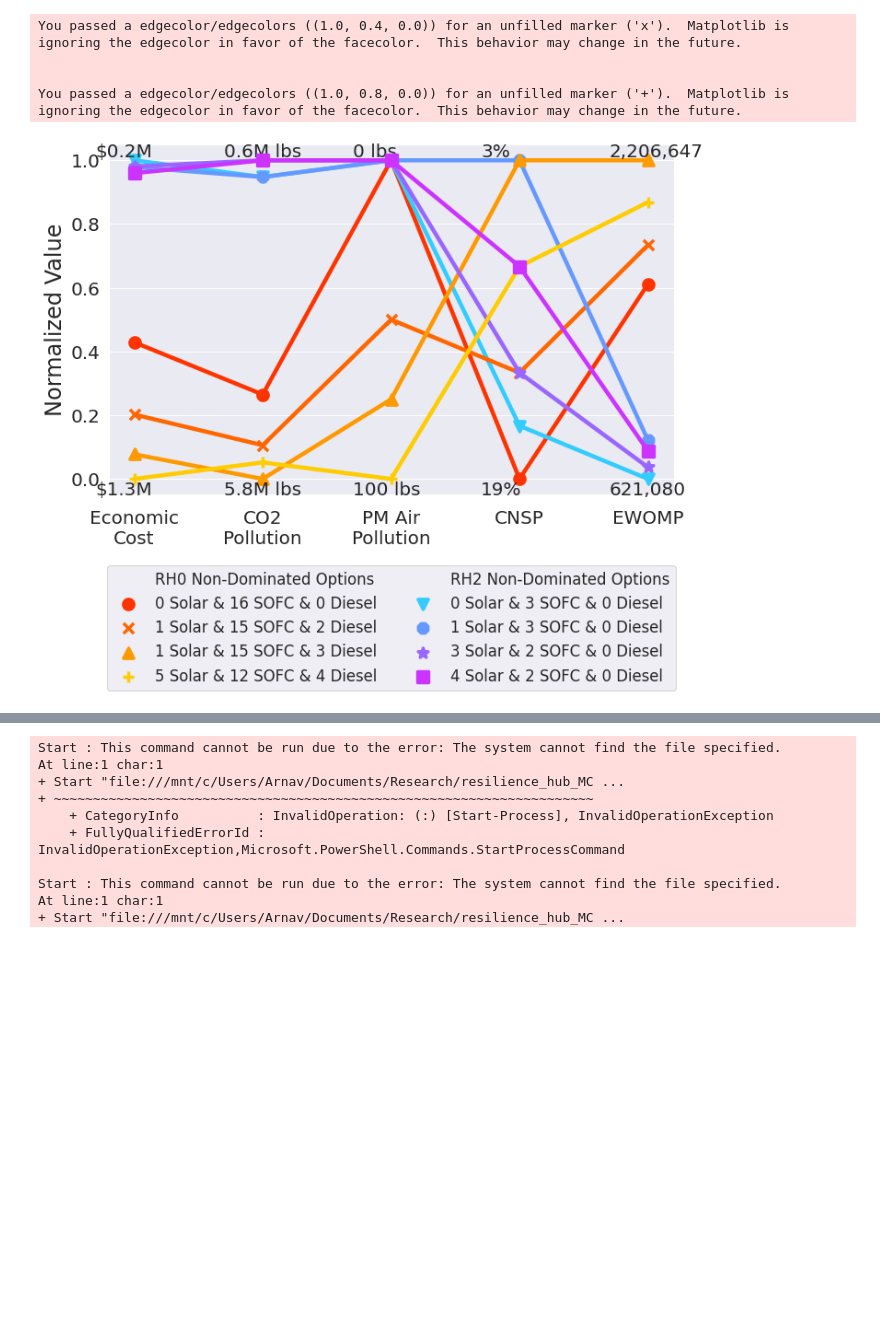
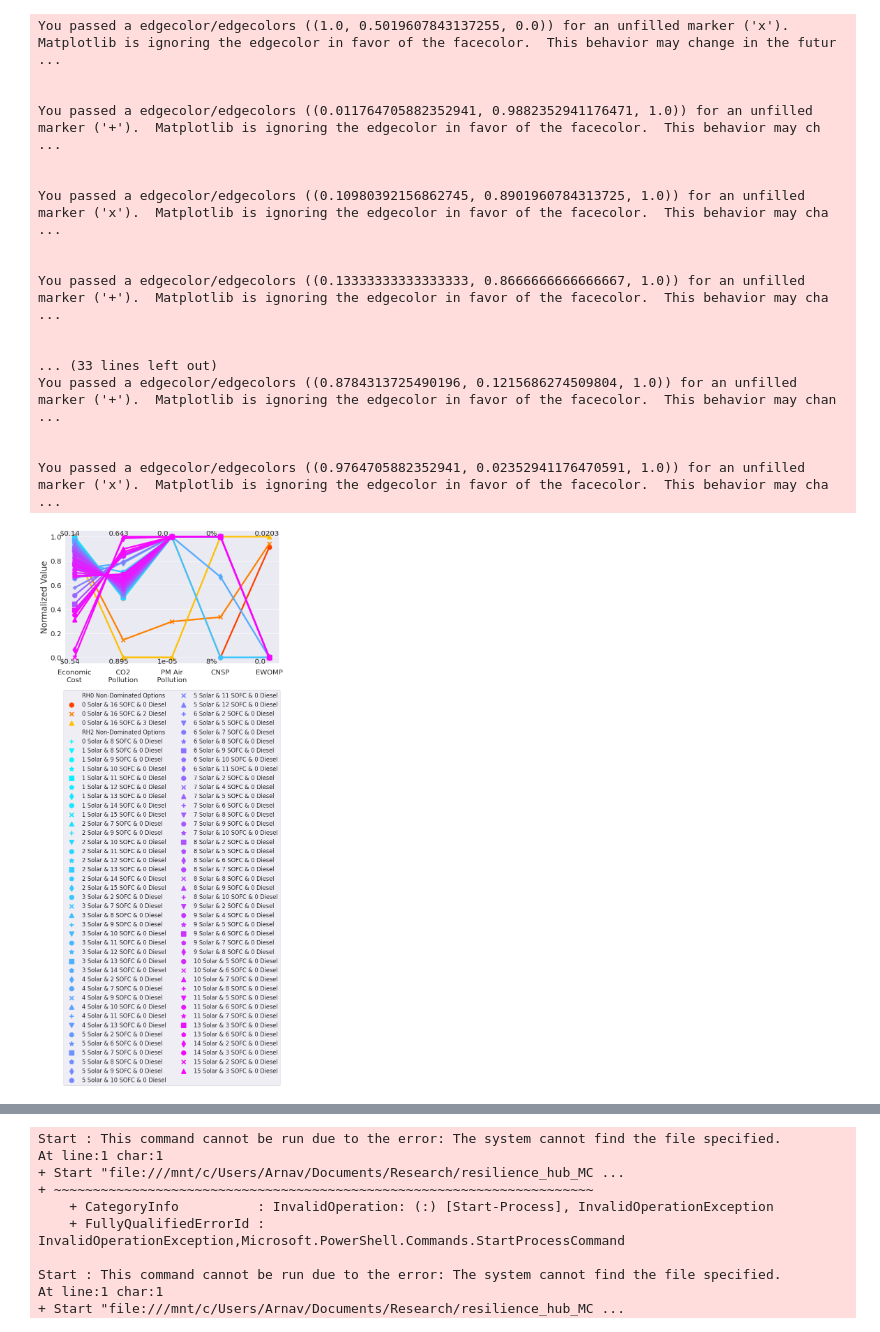
Before and after one commit to arnavgautam/resilience_hub_MCDA, a Jupyter notebook: compare_outcomes.ipynb, the cells around one changed output, grey strips where cells are left out. Drawn from its saved outputs; the diff is of its cells as text; code cells hidden in the pictures; blank space fills up the shorter version.

Commit message:
altering metrics to new formulation, new graphing

```diff
--- a/compare_outcomes.ipynb
+++ b/compare_outcomes.ipynb
@@ -189,15 +169,15 @@ At line:1 char:1
 def annotation_text_formatter(crit):
     criterion_idx = CRITERIA.index(crit)
     if criterion_idx == 0:
-        return lambda value: "$" + "{:,}".format(round(int(value)/1e6,1)) + "M"
+        return lambda value: f"$"+"{:,}".format(round(value,2))# + "/kWh"#"$" + "{:,}".format(round(int(value)/1e6,1)) + "M"
     if criterion_idx == 1:
-        return lambda value: "{:,}".format(round(int(value)/1e6,1)) + "M lbs"
+        return lambda value: "{:,}".format(round(value,3))# + " lbs/kWh"#int(value)/1e6,1)) + "M lbs"
     if criterion_idx > 1 and criterion_idx < 5:
-        return lambda value: "{:,}".format(int(value)) + " lbs"
+        return lambda value: "{:,}".format(round(value,5))# + " lbs/kWh" # int(value)
     if criterion_idx == 5:
         return lambda value: "{:.0%}".format(float(value))
     if criterion_idx == 6:
-        return lambda value: "{:,}".format(abs(int(value)))
+        return lambda value: "{:,}".format(abs(round(value,5)))
 # %%
 from collections import defaultdict
 from constant import FIXED_COSTS, Technology
@@ -415,12 +440,12 @@ def compare_RHs_one_season(
     best_val = max_val
 
     normalized_case0_data=(max_val-case0_data)/(max_val-min_val)
-    normalized_case0_data.fillna(0, inplace=True)
+    normalized_case0_data.fillna(0.5, inplace=True)
     melted_case0_data = normalized_case0_data.melt(ignore_index=False)
     melted_case0_data["Index"] = melted_case0_data.index
 
     normalized_case1_data=(max_val-case1_data)/(max_val-min_val)
-    normalized_case1_data.fillna(0, inplace=True)
+    normalized_case1_data.fillna(0.5, inplace=True)
     melted_case1_data = normalized_case1_data.melt(ignore_index=False)
     melted_case1_data["Index"] = melted_case1_data.index
 
@@ -472,20 +497,34 @@ def compare_RHs_one_season(
 # %%
 compare_RHs_one_season(
     datafolder = Path("../../Part A/Data/R1-12.47-2-with-RHs"),
     plotfolder = Path("../../Part A/Images/NormalizedND"),
     no_sox_no2=True,
     font_size=20,
     axis_font_size=24,
-    season="fall",
+    season="winter",
     nd_season="winter",
-    save_image=True
+    # sizes=["large", "large"],
+    save_image=False
     )
 # %% [output]
-You passed a edgecolor/edgecolors ((1.0, 0.4, 0.0)) for an unfilled marker ('x').  Matplotlib is ignoring the edgecolor in favor of the facecolor.  This behavior may change in the future.
+You passed a edgecolor/edgecolors ((1.0, 0.5019607843137255, 0.0)) for an unfilled marker ('x').  Matplotlib is ignoring the edgecolor in favor of the facecolor.  This behavior may change in the futur ...
 
 
-You passed a edgecolor/edgecolors ((1.0, 0.8, 0.0)) for an unfilled marker ('+').  Matplotlib is ignoring the edgecolor in favor of the facecolor.  This behavior may change in the future.
+You passed a edgecolor/edgecolors ((0.011764705882352941, 0.9882352941176471, 1.0)) for an unfilled marker ('+').  Matplotlib is ignoring the edgecolor in favor of the facecolor.  This behavior may ch ...
+
+
+You passed a edgecolor/edgecolors ((0.10980392156862745, 0.8901960784313725, 1.0)) for an unfilled marker ('x').  Matplotlib is ignoring the edgecolor in favor of the facecolor.  This behavior may cha ...
+
+
+You passed a edgecolor/edgecolors ((0.13333333333333333, 0.8666666666666667, 1.0)) for an unfilled marker ('+').  Matplotlib is ignoring the edgecolor in favor of the facecolor.  This behavior may cha ...
+
+
+... (33 lines left out)
+You passed a edgecolor/edgecolors ((0.8784313725490196, 0.1215686274509804, 1.0)) for an unfilled marker ('+').  Matplotlib is ignoring the edgecolor in favor of the facecolor.  This behavior may chan ...
+
+
+You passed a edgecolor/edgecolors ((0.9764705882352941, 0.02352941176470591, 1.0)) for an unfilled marker ('x').  Matplotlib is ignoring the edgecolor in favor of the facecolor.  This behavior may cha ...
-[figure, old version]
+[figure, new version]
 # %%
 class weight_obj():
     def __init__(self, name, weights_dict):
```
Also changed, not shown: parts of 14 cells of this notebook, 5 other files.
